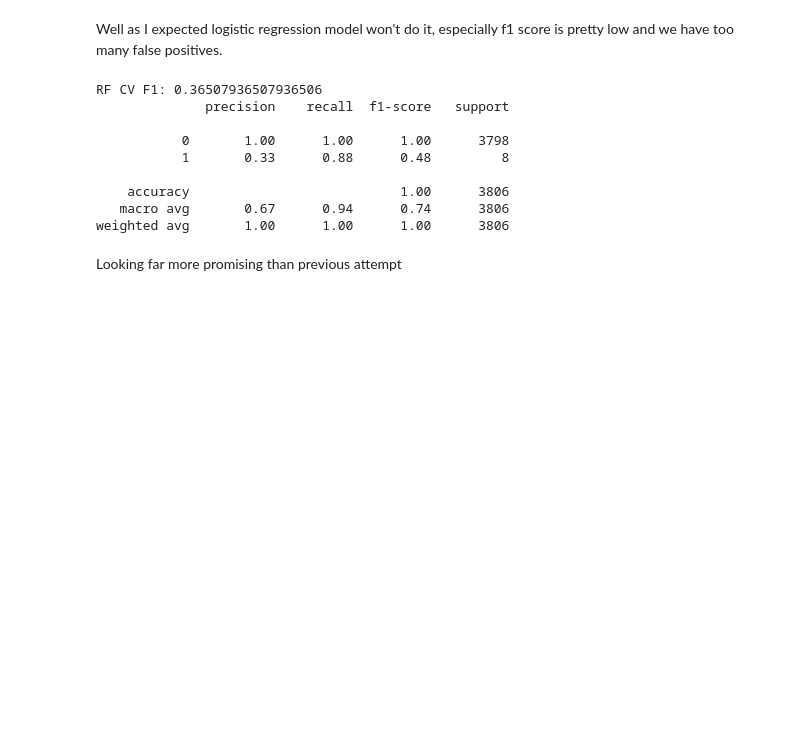
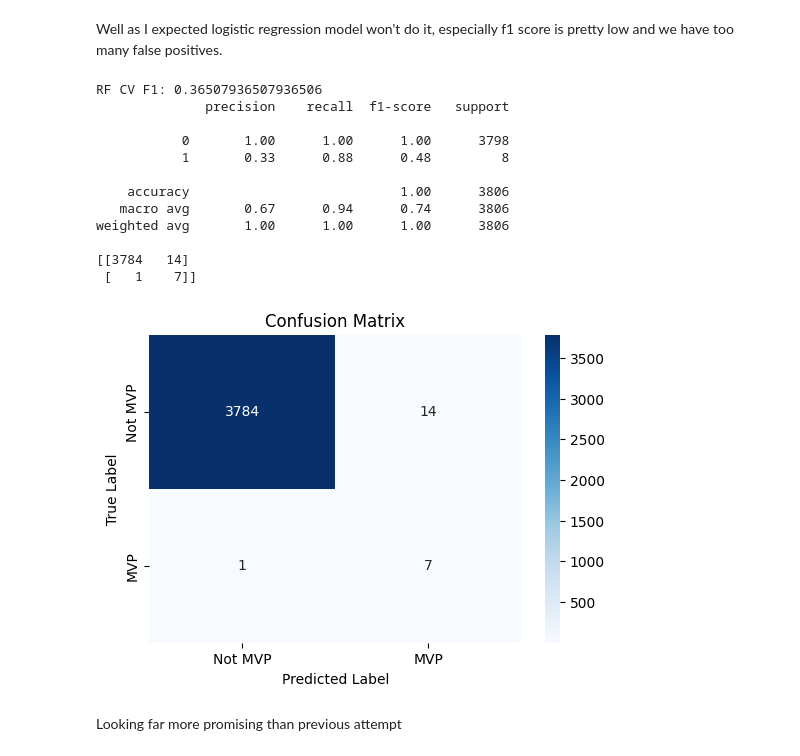
Before and after one commit to mertso13/nba-mvp-prediction, a Jupyter notebook: mvp_prediction.ipynb, the cells around one changed output. Drawn from its saved outputs; the diff is of its cells as text; code cells hidden in the pictures; blank space fills up the shorter version.

```diff
--- a/mvp_prediction.ipynb
+++ b/mvp_prediction.ipynb
@@ -649,32 +778,38 @@ Well as I expected logistic regression model won't do it, especially f1 score is
 # %%
 rf = RandomForestClassifier(
     n_estimators=200,
     max_depth=10,
     min_samples_leaf=2,
     class_weight='balanced',
     random_state=39
 )
 
 rf_pipe = Pipeline([
     ('pre', pre),
     ('rf', rf)
 ])
 
 print("RF CV F1:", cross_val_score(rf_pipe, X_train, y_train, cv=5, scoring='f1').mean())
 
 rf_pipe.fit(X_train, y_train)
 rf_pred = rf_pipe.predict(X_test)
 print(classification_report(y_test, rf_pred))
+print(confusion_matrix(y_test, rf_pred))
+plot_confusion_matrix(y_test, rf_pred)
 # %% [output]
 RF CV F1: 0.36507936507936506
               precision    recall  f1-score   support
 
            0       1.00      1.00      1.00      3798
            1       0.33      0.88      0.48         8
 
     accuracy                           1.00      3806
    macro avg       0.67      0.94      0.74      3806
 weighted avg       1.00      1.00      1.00      3806
+
+[[3784   14]
+ [   1    7]]
+[figure, added]
 # %% [markdown]
 Looking far more promising than previous attempt
 # %%
```
Also changed, not shown: parts of 14 cells of this notebook, 3 other files.
